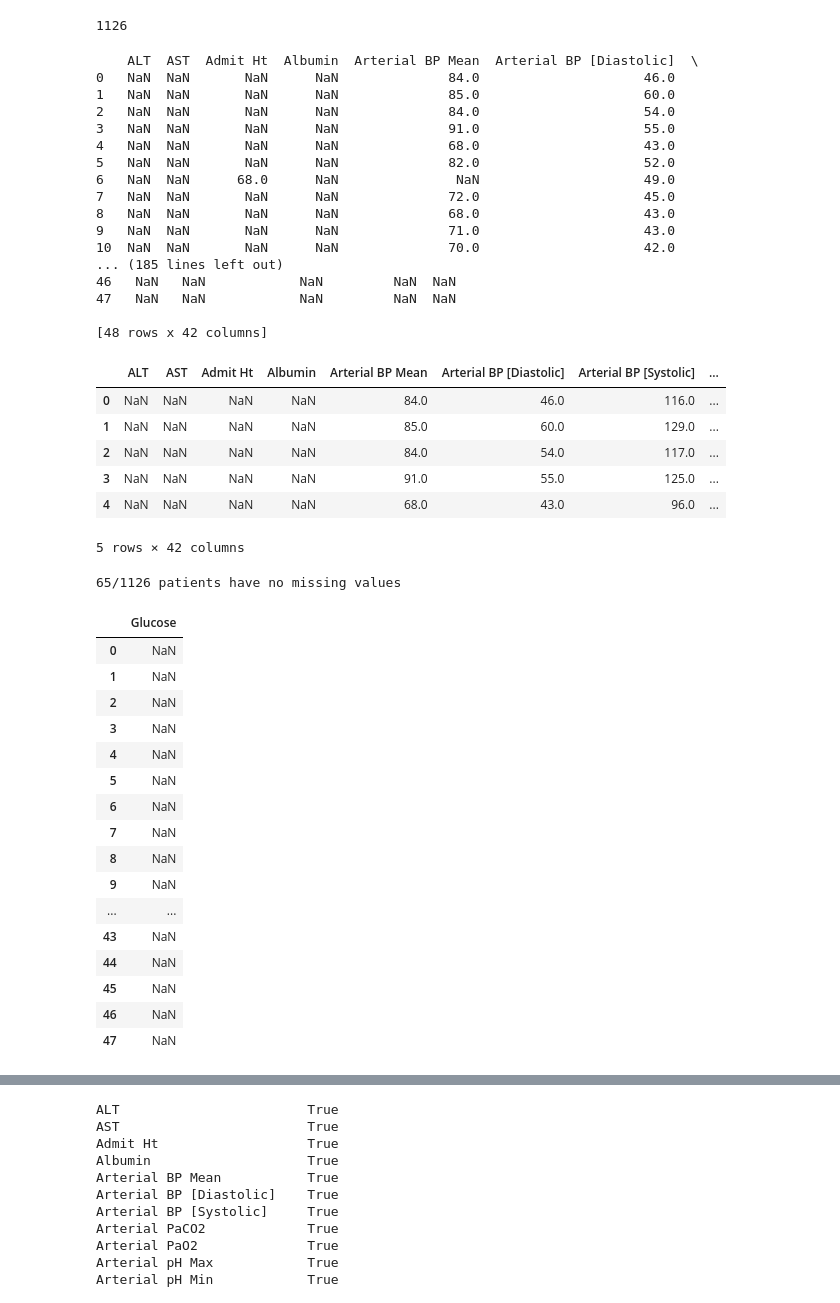
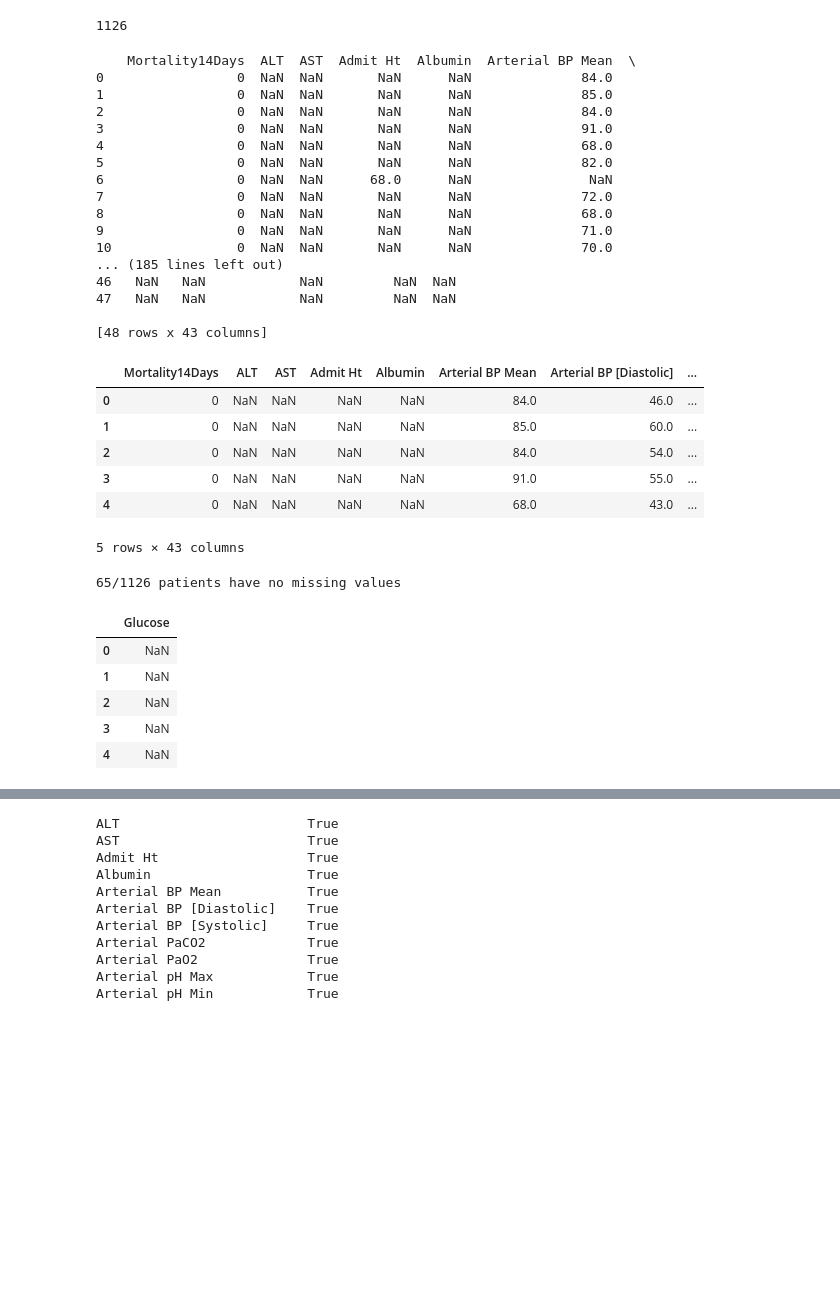
Before and after one commit to BenMarkFrost/LEN_Individual_Project, a Jupyter notebook: Static/temporalCategorisation.ipynb, the cells around one changed output, grey strips where cells are left out. Saved outputs shown, nothing was run; the diff lists cells and outputs as text; code cells hidden in the pictures; blank space fills up the shorter version.

```diff
--- a/Static/temporalCategorisation.ipynb
+++ b/Static/temporalCategorisation.ipynb
@@ -17,6 +18,6 @@ import copy
 # %%
 mimicDF = pd.read_csv("../LEN_Test/data/TimeSeries.csv")
-targetDF = mimicDF['Mortality14Days']
-mimicDF = mimicDF.drop(['Mortality14Days'], axis=1)
+# targetDF = mimicDF['Mortality14Days']
+# mimicDF = mimicDF.drop(['Mortality14Days'], axis=1)
 mimicDF
 # %% [output]
@@ -106,34 +107,34 @@ print(len(patients))
 # %%
 print(patients[1].data)
 # %% [output]
-    ALT  AST  Admit Ht  Albumin  Arterial BP Mean  Arterial BP [Diastolic]  \
-0   NaN  NaN       NaN      NaN              84.0                     46.0
-1   NaN  NaN       NaN      NaN              85.0                     60.0
-2   NaN  NaN       NaN      NaN              84.0                     54.0
-3   NaN  NaN       NaN      NaN              91.0                     55.0
-4   NaN  NaN       NaN      NaN              68.0                     43.0
-5   NaN  NaN       NaN      NaN              82.0                     52.0
-6   NaN  NaN      68.0      NaN               NaN                     49.0
-7   NaN  NaN       NaN      NaN              72.0                     45.0
-8   NaN  NaN       NaN      NaN              68.0                     43.0
-9   NaN  NaN       NaN      NaN              71.0                     43.0
-10  NaN  NaN       NaN      NaN              70.0                     42.0
+    Mortality14Days  ALT  AST  Admit Ht  Albumin  Arterial BP Mean  \
+0                 0  NaN  NaN       NaN      NaN              84.0
+1                 0  NaN  NaN       NaN      NaN              85.0
+2                 0  NaN  NaN       NaN      NaN              84.0
+3                 0  NaN  NaN       NaN      NaN              91.0
+4                 0  NaN  NaN       NaN      NaN              68.0
+5                 0  NaN  NaN       NaN      NaN              82.0
+6                 0  NaN  NaN      68.0      NaN               NaN
+7                 0  NaN  NaN       NaN      NaN              72.0
+8                 0  NaN  NaN       NaN      NaN              68.0
+9                 0  NaN  NaN       NaN      NaN              71.0
+10                0  NaN  NaN       NaN      NaN              70.0
 ... (185 lines left out)
 46   NaN   NaN            NaN         NaN  NaN
 47   NaN   NaN            NaN         NaN  NaN
 
-[48 rows x 42 columns]
+[48 rows x 43 columns]
 # %%
 cleaningDF = patients[1].data
 cleaningDF.head()
 # %% [output]
-|  | ALT | AST | Admit Ht | Albumin | Arterial BP Mean | Arterial BP [Diastolic] | Arterial BP [Systolic] | ... |
-| 0 | NaN | NaN | NaN | NaN | 84.0 | 46.0 | 116.0 | ... |
-| 1 | NaN | NaN | NaN | NaN | 85.0 | 60.0 | 129.0 | ... |
-| 2 | NaN | NaN | NaN | NaN | 84.0 | 54.0 | 117.0 | ... |
-| 3 | NaN | NaN | NaN | NaN | 91.0 | 55.0 | 125.0 | ... |
-| 4 | NaN | NaN | NaN | NaN | 68.0 | 43.0 | 96.0 | ... |
+|  | Mortality14Days | ALT | AST | Admit Ht | Albumin | Arterial BP Mean | Arterial BP [Diastolic] | ... |
+| 0 | 0 | NaN | NaN | NaN | NaN | 84.0 | 46.0 | ... |
+| 1 | 0 | NaN | NaN | NaN | NaN | 85.0 | 60.0 | ... |
+| 2 | 0 | NaN | NaN | NaN | NaN | 84.0 | 54.0 | ... |
+| 3 | 0 | NaN | NaN | NaN | NaN | 91.0 | 55.0 | ... |
+| 4 | 0 | NaN | NaN | NaN | NaN | 68.0 | 43.0 | ... |
-5 rows × 42 columns
+5 rows × 43 columns
 # %%
 columnsToInterpolate = ['Glucose']
 
@@ -152,26 +153,15 @@ print(f"{noInterpolation}/{len(patients)} patients have no missing values")
 # %% [output]
 65/1126 patients have no missing values
 # %%
-cleaningDF = patients[0].data[columnsToInterpolate]
-cleaningDF
+cleaningDF = patients[3].data[columnsToInterpolate]
+cleaningDF.head()
 # %% [output]
 |  | Glucose |
 | 0 | NaN |
 | 1 | NaN |
 | 2 | NaN |
 | 3 | NaN |
 | 4 | NaN |
-| 5 | NaN |
-| 6 | NaN |
-| 7 | NaN |
-| 8 | NaN |
-| 9 | NaN |
-| ... | ... |
-| 43 | NaN |
-| 44 | NaN |
-| 45 | NaN |
-| 46 | NaN |
-| 47 | NaN |
 # %%
 glucoseSeries = cleaningDF['Glucose']
 
```
Also changed, not shown: parts of 14 cells of this notebook, 4 other files.
